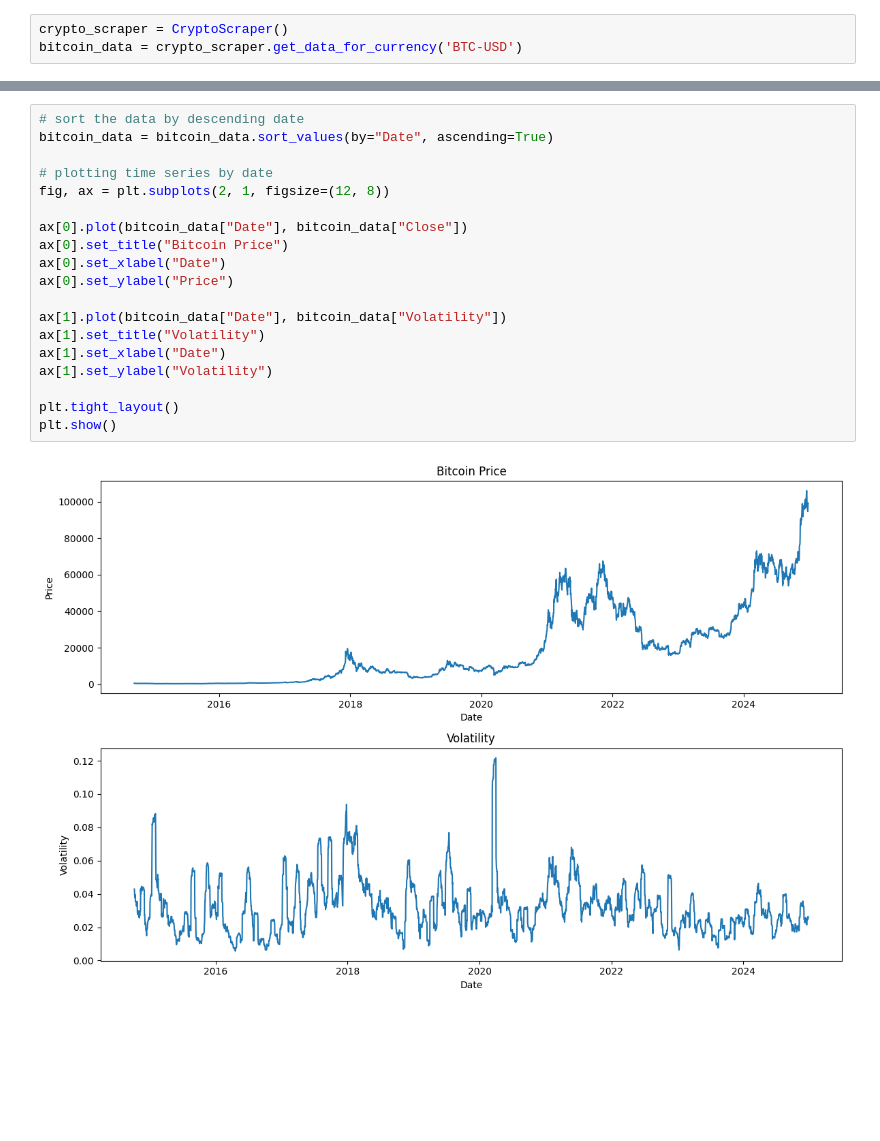
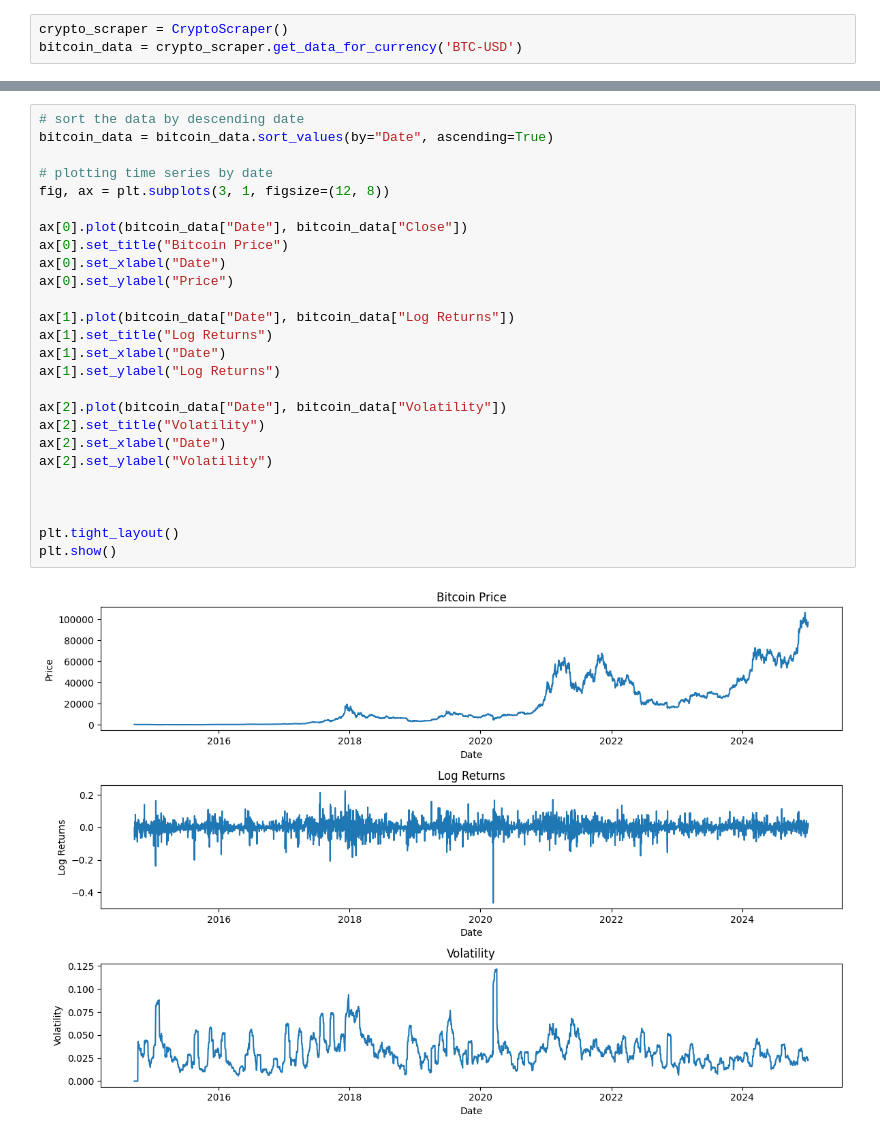
Before and after one commit to emmaebrl/crypto-volatility-lab, a Jupyter notebook: sandbox/explo_time_series.ipynb, the cells around one changed output, grey strips where cells are left out. Saved outputs shown, nothing was run; the diff lists cells and outputs as text; blank space fills up the shorter version.

```diff
--- a/sandbox/explo_time_series.ipynb
+++ b/sandbox/explo_time_series.ipynb
@@ -38,21 +63,28 @@ bitcoin_data.tail()
 # %%
 # sort the data by descending date
 bitcoin_data = bitcoin_data.sort_values(by="Date", ascending=True)
 
 # plotting time series by date
-fig, ax = plt.subplots(2, 1, figsize=(12, 8))
+fig, ax = plt.subplots(3, 1, figsize=(12, 8))
 
 ax[0].plot(bitcoin_data["Date"], bitcoin_data["Close"])
 ax[0].set_title("Bitcoin Price")
 ax[0].set_xlabel("Date")
 ax[0].set_ylabel("Price")
 
-ax[1].plot(bitcoin_data["Date"], bitcoin_data["Volatility"])
-ax[1].set_title("Volatility")
+ax[1].plot(bitcoin_data["Date"], bitcoin_data["Log Returns"])
+ax[1].set_title("Log Returns")
 ax[1].set_xlabel("Date")
-ax[1].set_ylabel("Volatility")
+ax[1].set_ylabel("Log Returns")
+
+ax[2].plot(bitcoin_data["Date"], bitcoin_data["Volatility"])
+ax[2].set_title("Volatility")
+ax[2].set_xlabel("Date")
+ax[2].set_ylabel("Volatility")
+
+
 
 plt.tight_layout()
 plt.show()
 # %% [output]
-[figure, old version]
+[figure, new version]
```
Also changed, not shown: parts of 11 cells of this notebook, 8 other files.
